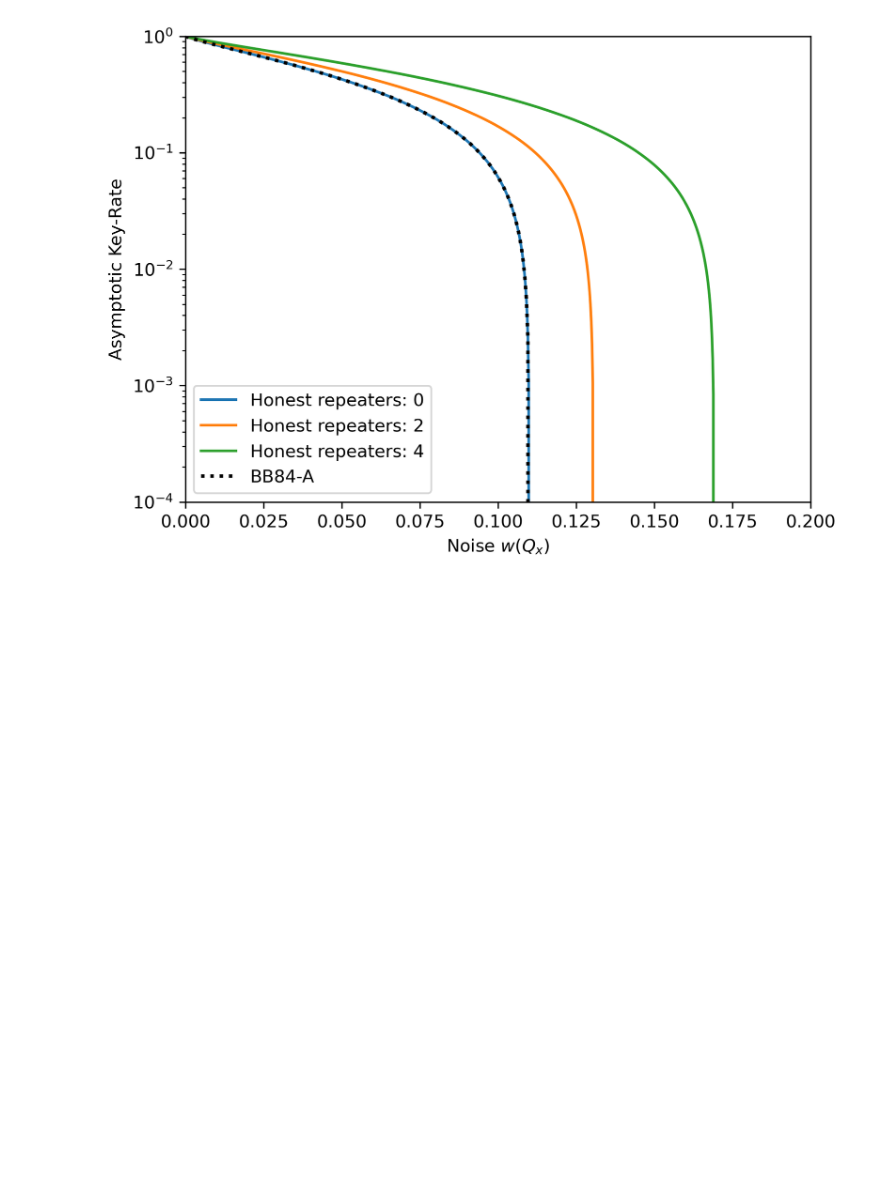
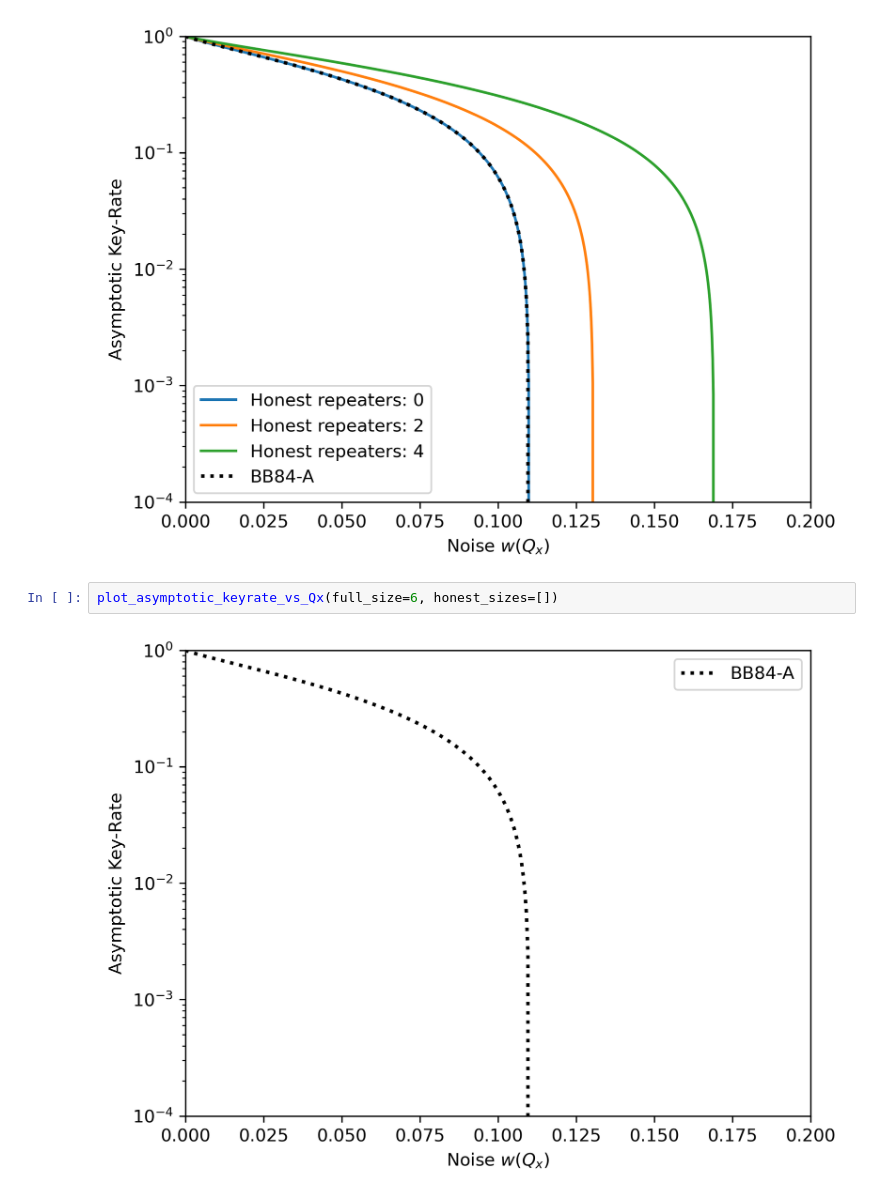
Before and after one commit to AdrianHarkness/Repeater-Security, a Jupyter notebook: Keyrate_Plots.ipynb, the cells around one changed output. Drawn from its saved outputs; the diff is of its cells as text; blank space fills up the shorter version.

Commit message:
Added BB84-A plot

```diff
--- a/Keyrate_Plots.ipynb
+++ b/Keyrate_Plots.ipynb
@@ -89,3 +88,7 @@ for signals in [1e8, 1e7, 1e6]:
 plot_asymptotic_keyrate_vs_Qx(full_size=6, honest_sizes=[0,2,4])
 # %% [output]
 [figure]
+# %%
+plot_asymptotic_keyrate_vs_Qx(full_size=6, honest_sizes=[])
+# %% [output]
+[figure, added]
```
Also changed, not shown: parts of 1 cell of this notebook, 1 other file.
